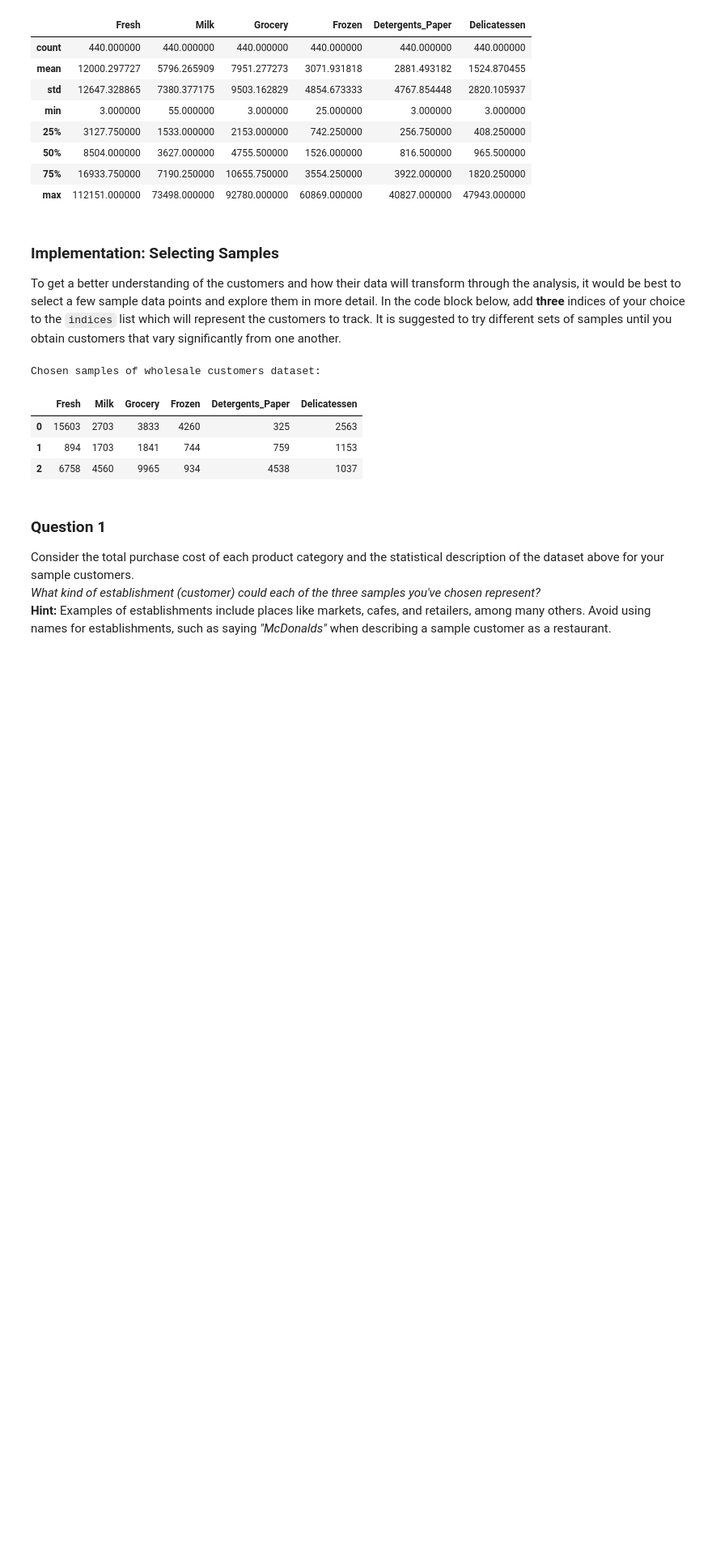
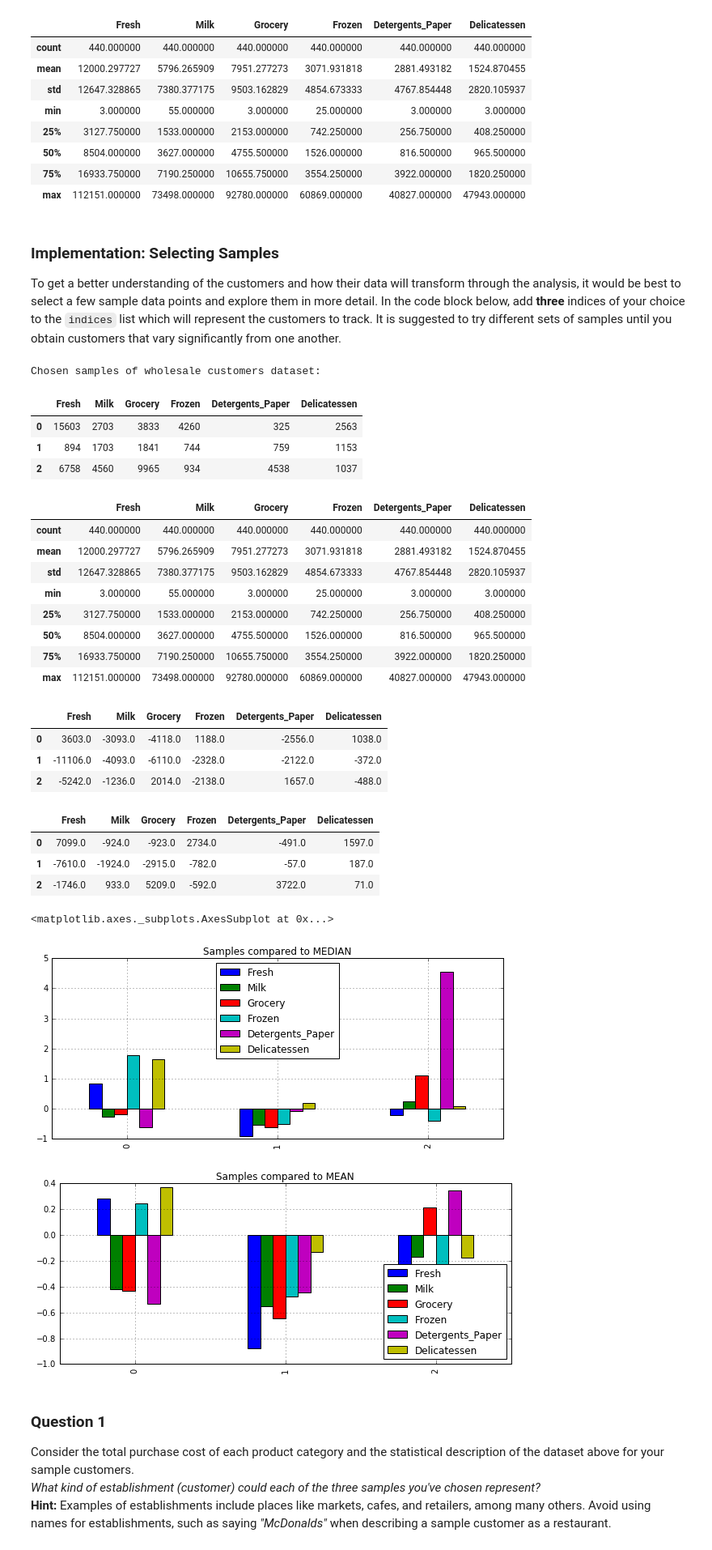
Before and after one commit to linzhulz/customer_segments, a Jupyter notebook: customer_segments.ipynb, the cells around one changed output. Shown: that part at 81% size. Drawn from its saved outputs; the diff is of its cells as text; code cells hidden in the pictures; blank space fills up the shorter version.

```diff
--- a/customer_segments.ipynb
+++ b/customer_segments.ipynb
@@ -80,6 +80,34 @@ Chosen samples of wholesale customers dataset:
 | 0 | 15603 | 2703 | 3833 | 4260 | 325 | 2563 |
 | 1 | 894 | 1703 | 1841 | 744 | 759 | 1153 |
 | 2 | 6758 | 4560 | 9965 | 934 | 4538 | 1037 |
+# %%
+# Display a description of the dataset
+display(data.describe())
+display(samples - data.mean().round())
+display(samples - data.median().round())
+((samples-data.median()) / data.median()).plot.bar(figsize=(10,4), title='Samples compared to MEDIAN', grid=True)
+((samples-data.mean()) / data.std()).plot.bar(figsize=(10,4), title='Samples compared to MEAN', grid=True)
+# %% [output]
+|  | Fresh | Milk | Grocery | Frozen | Detergents_Paper | Delicatessen |
+| count | 440.000000 | 440.000000 | 440.000000 | 440.000000 | 440.000000 | 440.000000 |
+| mean | 12000.297727 | 5796.265909 | 7951.277273 | 3071.931818 | 2881.493182 | 1524.870455 |
+| std | 12647.328865 | 7380.377175 | 9503.162829 | 4854.673333 | 4767.854448 | 2820.105937 |
+| min | 3.000000 | 55.000000 | 3.000000 | 25.000000 | 3.000000 | 3.000000 |
+| 25% | 3127.750000 | 1533.000000 | 2153.000000 | 742.250000 | 256.750000 | 408.250000 |
+| 50% | 8504.000000 | 3627.000000 | 4755.500000 | 1526.000000 | 816.500000 | 965.500000 |
+| 75% | 16933.750000 | 7190.250000 | 10655.750000 | 3554.250000 | 3922.000000 | 1820.250000 |
+| max | 112151.000000 | 73498.000000 | 92780.000000 | 60869.000000 | 40827.000000 | 47943.000000 |
+|  | Fresh | Milk | Grocery | Frozen | Detergents_Paper | Delicatessen |
+| 0 | 3603.0 | -3093.0 | -4118.0 | 1188.0 | -2556.0 | 1038.0 |
+| 1 | -11106.0 | -4093.0 | -6110.0 | -2328.0 | -2122.0 | -372.0 |
+| 2 | -5242.0 | -1236.0 | 2014.0 | -2138.0 | 1657.0 | -488.0 |
+|  | Fresh | Milk | Grocery | Frozen | Detergents_Paper | Delicatessen |
+| 0 | 7099.0 | -924.0 | -923.0 | 2734.0 | -491.0 | 1597.0 |
+| 1 | -7610.0 | -1924.0 | -2915.0 | -782.0 | -57.0 | 187.0 |
+| 2 | -1746.0 | 933.0 | 5209.0 | -592.0 | 3722.0 | 71.0 |
+<matplotlib.axes._subplots.AxesSubplot at 0x...>
+[figure, added]
+[figure, added]
 # %% [markdown]
 ### Question 1
 Consider the total purchase cost of each product category and the statistical description of the dataset above for your sample customers.
```
Also changed, not shown: parts of 5 cells of this notebook, 1 other file.
